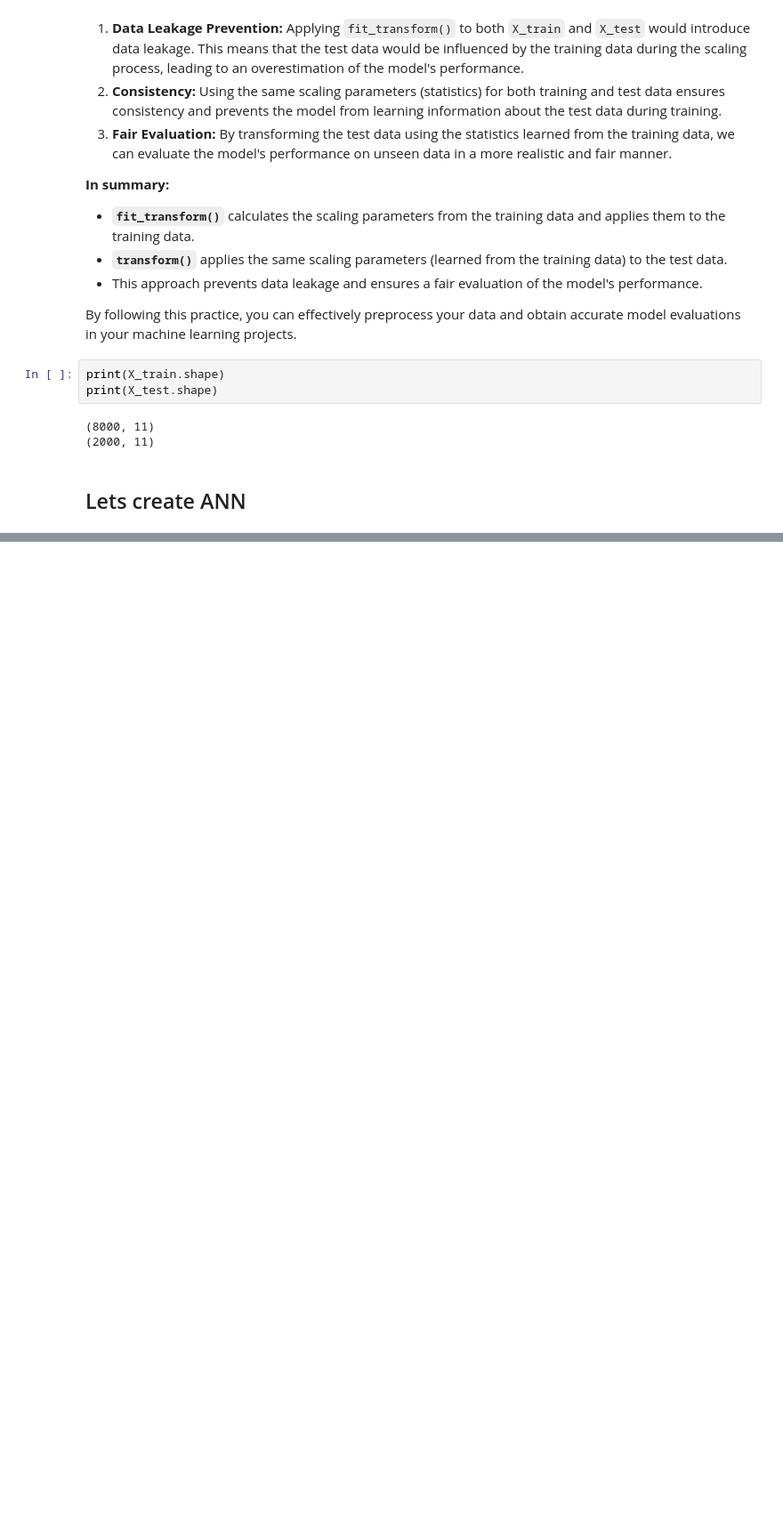
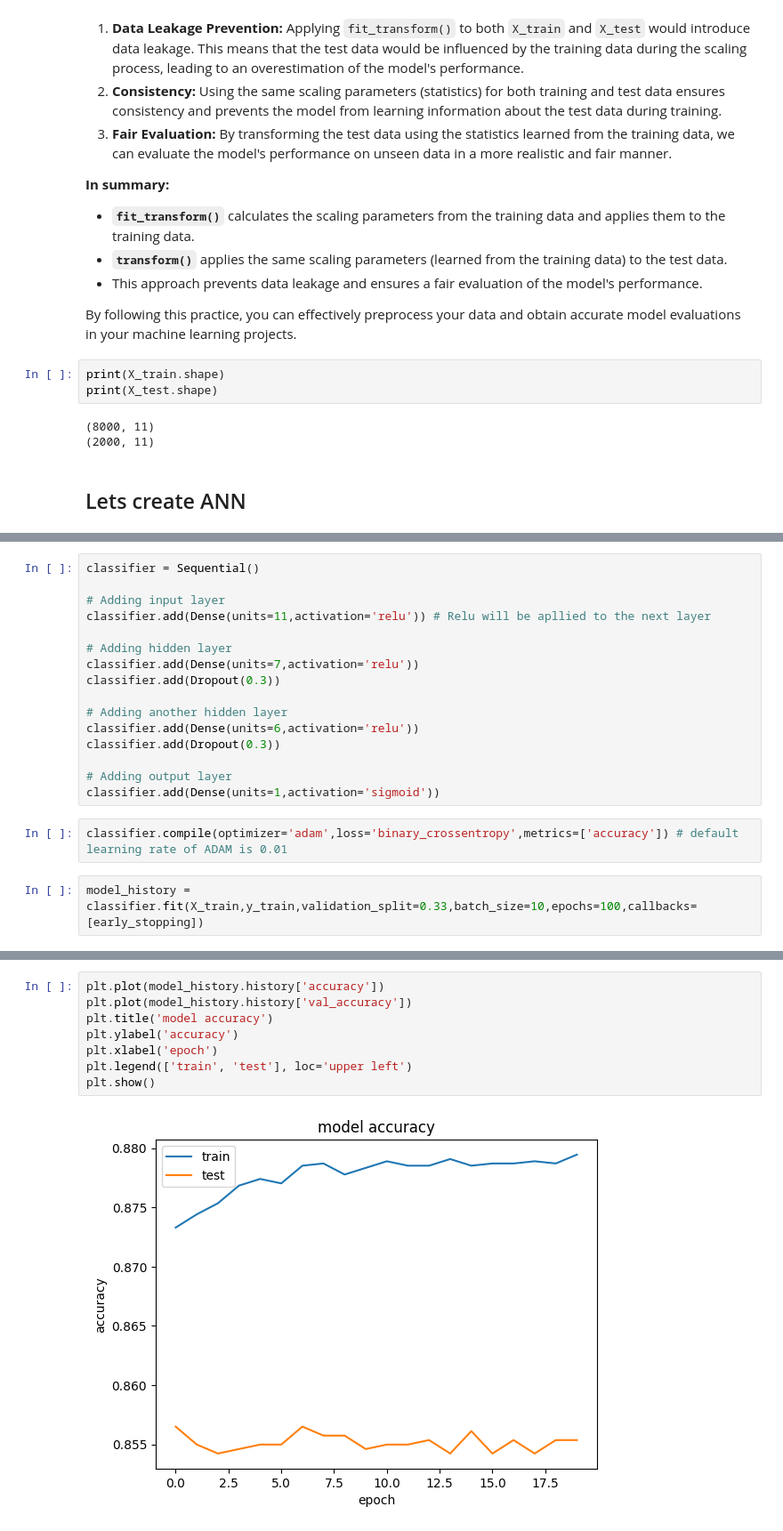
Before and after one commit to SriRamK345/Deep_Learning, a Jupyter notebook: DS1.ipynb, the cells around one changed output, grey strips where cells are left out. Shown: that part at 89% size. Cells and saved outputs as stored; diff of their text form; blank space fills up the shorter version.

```diff
--- a/DS1.ipynb
+++ b/DS1.ipynb
@@ -182,0 +345,20 @@ from tensorflow.keras.optimizers import Adam
+# %%
+classifier = Sequential()
+
+# Adding input layer
+classifier.add(Dense(units=11,activation='relu')) # Relu will be apllied to the next layer
+
+# Adding hidden layer
+classifier.add(Dense(units=7,activation='relu'))
+classifier.add(Dropout(0.3))
+
+# Adding another hidden layer
+classifier.add(Dense(units=6,activation='relu'))
+classifier.add(Dropout(0.3))
+
+# Adding output layer
+classifier.add(Dense(units=1,activation='sigmoid'))
+# %%
+classifier.compile(optimizer='adam',loss='binary_crossentropy',metrics=['accuracy']) # default learning rate of ADAM is 0.01
+# %%
+model_history = classifier.fit(X_train,y_train,validation_split=0.33,batch_size=10,epochs=100,callbacks=[early_stopping])
@@ -182,0 +383,10 @@ from tensorflow.keras.optimizers import Adam
+# %%
+plt.plot(model_history.history['accuracy'])
+plt.plot(model_history.history['val_accuracy'])
+plt.title('model accuracy')
+plt.ylabel('accuracy')
+plt.xlabel('epoch')
+plt.legend(['train', 'test'], loc='upper left')
+plt.show()
+# %% [output]
+[figure, added]
```
Also changed, not shown: parts of 30 cells of this notebook.
